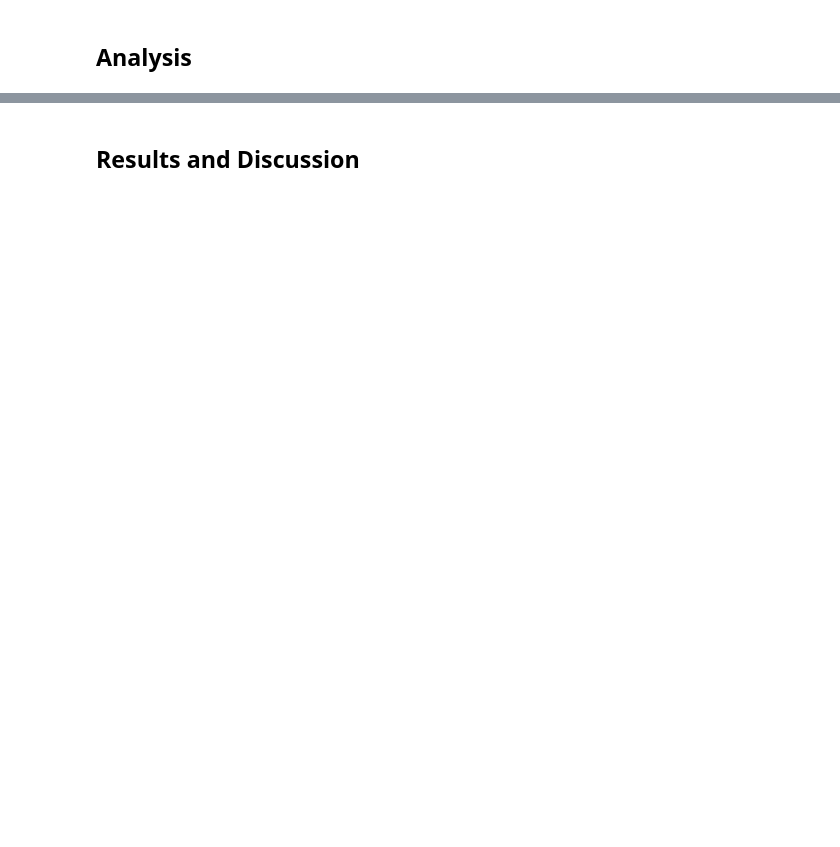
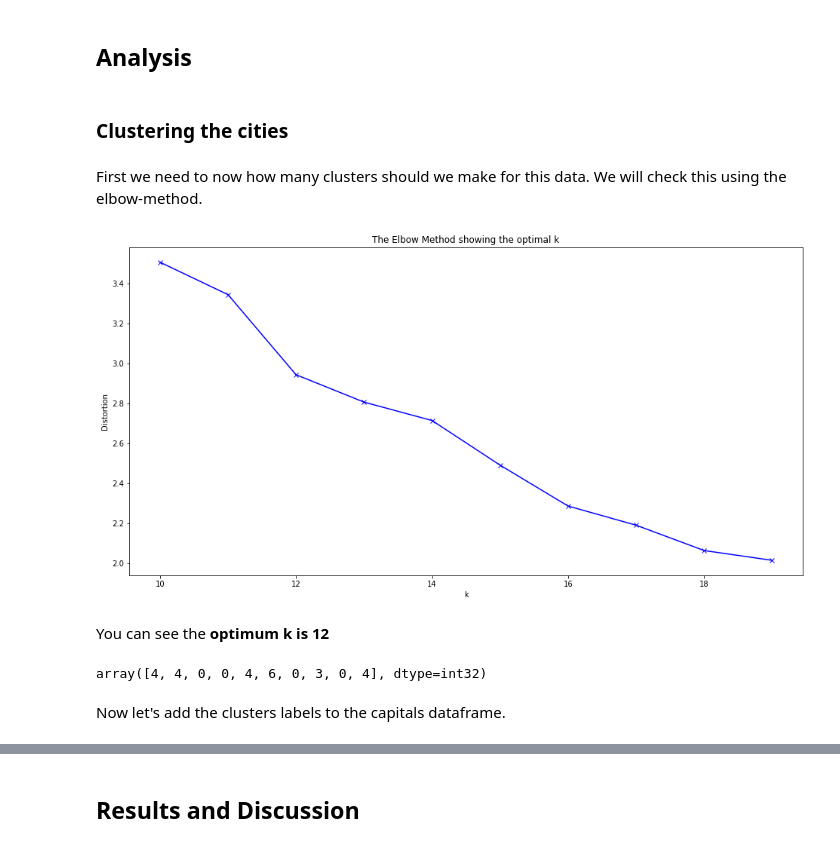
Before and after one commit to golmosor/coursera_capstone, a Jupyter notebook: DS-Capstone-Project_week4.ipynb, the cells around one changed output, grey strips where cells are left out. Saved outputs shown, nothing was run; the diff lists cells and outputs as text; code cells hidden in the pictures; blank space fills up the shorter version.

```diff
--- a/DS-Capstone-Project_week4.ipynb
+++ b/DS-Capstone-Project_week4.ipynb
@@ -42,0 +257,4 @@ Using this data we then are going to make clusters using k-means algorithm. Then
+# %%
+capital_venues = getNearbyVenues(names=capital_data['City'],
+                                  latitudes=capital_data['Latitude'],
+                                  longitudes=capital_data['Longitude'])
@@ -42,0 +294,11 @@ Using this data we then are going to make clusters using k-means algorithm. Then
+# %%
+# one hot encoding
+capital_df = pd.get_dummies(capital_venues[['Venue Category']], prefix="", prefix_sep="")
+
+# add neighborhood column back to dataframe
+capital_df['City'] = capital_venues['City']
+
+# move neighborhood column to the first column
+capital_df = capital_df[['City'] + [col for col in capital_df.columns if col != 'City']]
+
+capital_df.head()
@@ -42,0 +319,3 @@ Using this data we then are going to make clusters using k-means algorithm. Then
+# %%
+capital_grouped = capital_df.groupby('City').mean().reset_index()
+capital_grouped
@@ -43,2 +408,6 @@ Using this data we then are going to make clusters using k-means algorithm. Then
 # %% [markdown]
 ## Analysis  <a name="analysis"></a>
+# %% [markdown]
+### Clustering the cities
+# %% [markdown]
+First we need to now how many clusters should we make for this data. We will check this using the elbow-method.
@@ -44,0 +417,36 @@ Using this data we then are going to make clusters using k-means algorithm. Then
+# %%
+# Code from Predictive Hacks
+distortions = []
+K = range(10,20)
+capital_grouped_clustering = capital_grouped.drop('City', 1)
+for k in K:
+    kmeanModel = KMeans(n_clusters=k, random_state=0)
+    kmeanModel.fit(capital_grouped_clustering)
+    distortions.append(kmeanModel.inertia_)
+# %%
+# Code from Predictive Hacks
+plt.figure(figsize=(16,8))
+plt.plot(K, distortions, 'bx-')
+plt.xlabel('k')
+plt.ylabel('Distortion')
+plt.title('The Elbow Method showing the optimal k')
+plt.show()
+# %% [output]
+[figure, added]
+# %% [markdown]
+You can see the **optimum k is 12**
+# %%
+# set number of clusters
+kclusters = 12
+
+capital_grouped_clustering = capital_grouped.drop('City', 1)
+
+# run k-means clustering
+kmeans = KMeans(n_clusters=kclusters, random_state=0).fit(capital_grouped_clustering)
+
+# check cluster labels generated for each row in the dataframe
+kmeans.labels_[0:10]
+# %% [output]
+array([4, 4, 0, 0, 4, 6, 0, 3, 0, 4], dtype=int32)
+# %% [markdown]
+Now let's add the clusters labels to the capitals dataframe.
```
Also changed, not shown: parts of 81 cells of this notebook.
